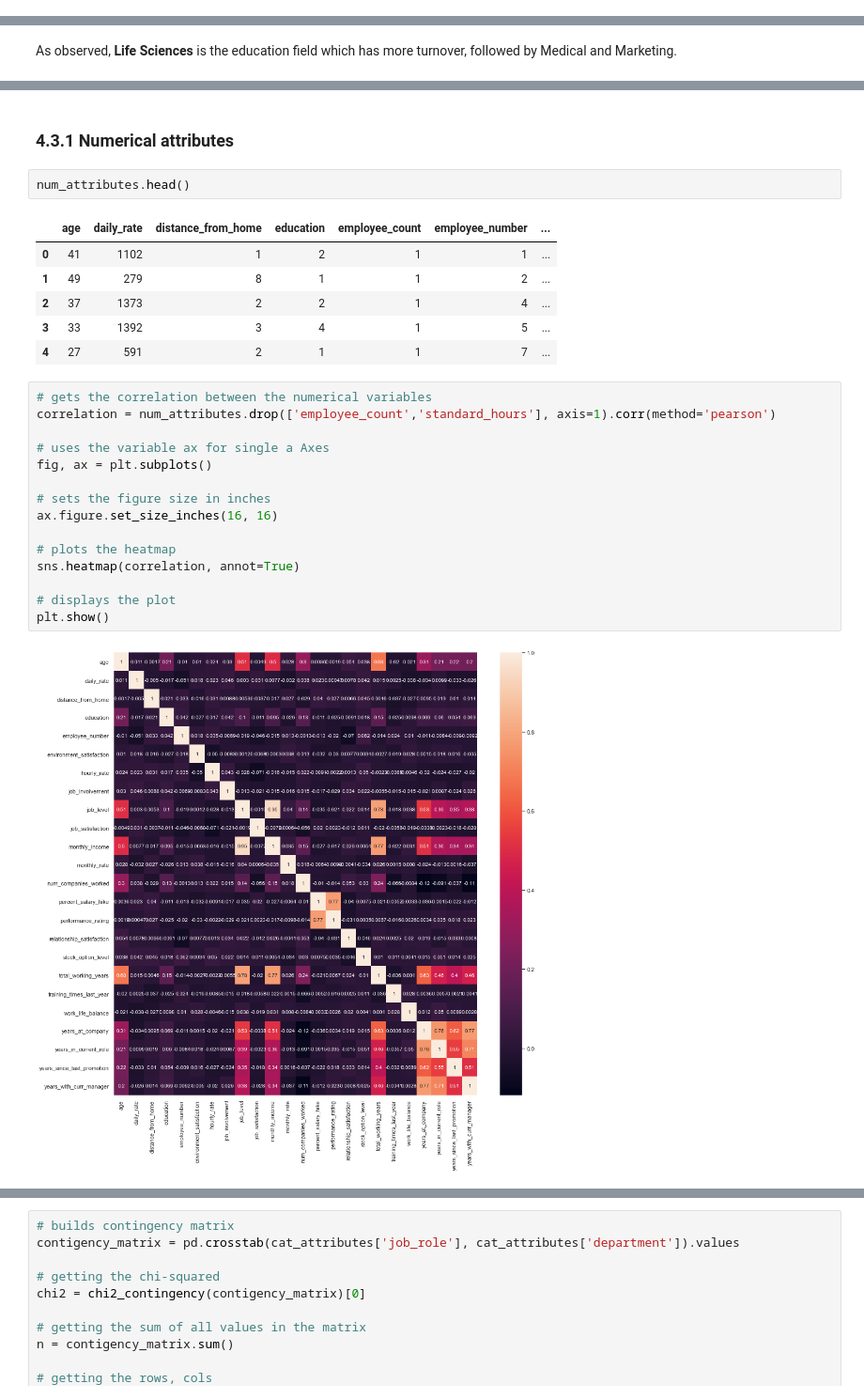
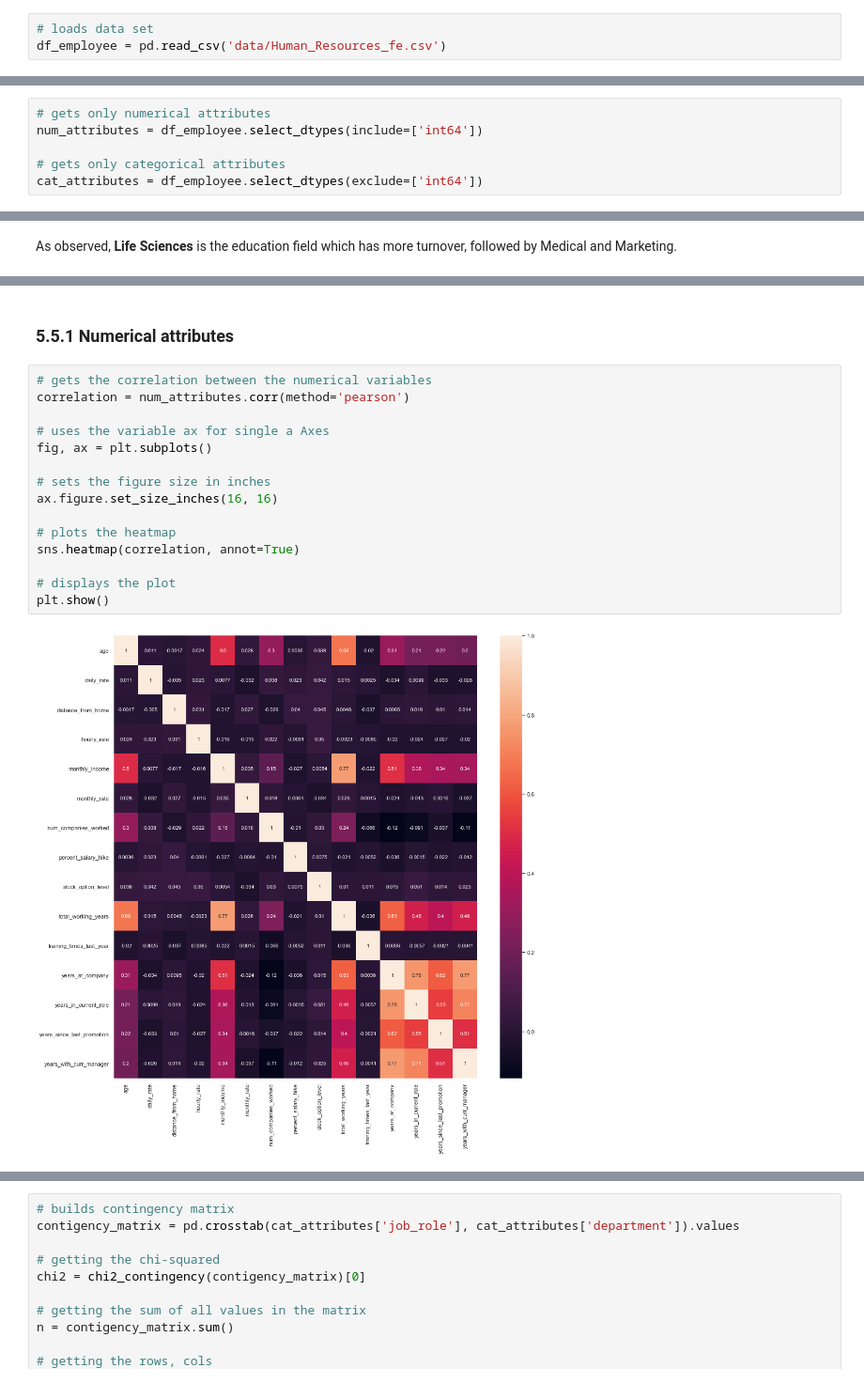
Before and after one commit to brunokatekawa/PeopleAnalytics_Turnover, a Jupyter notebook: People_Analytics_Turnover_bk.ipynb, the cells around one changed output, grey strips where cells are left out. Shown at 94% size. Drawn from its saved outputs; the diff is of its cells as text.

```diff
--- a/People_Analytics_Turnover_bk.ipynb
+++ b/People_Analytics_Turnover_bk.ipynb
@@ -639,0 +685,3 @@ df2 = df1.copy()
+# %%
+# loads data set
+df_employee = pd.read_csv('data/Human_Resources_fe.csv')
@@ -640 +690,7 @@ df2 = df1.copy()
+# %%
+# gets only numerical attributes
+num_attributes = df_employee.select_dtypes(include=['int64'])
+
+# gets only categorical attributes
+cat_attributes = df_employee.select_dtypes(exclude=['int64'])
 # %% [markdown]
@@ -1560,29 +1614,20 @@ As observed, **Life Sciences** is the education field which has more turnover, f
 # %% [markdown]
-### 4.3.1 Numerical attributes
+### 5.5.1 Numerical attributes
-# %%
-num_attributes.head()
-# %% [output]
-|  | age | daily_rate | distance_from_home | education | employee_count | employee_number | ... |
-| 0 | 41 | 1102 | 1 | 2 | 1 | 1 | ... |
-| 1 | 49 | 279 | 8 | 1 | 1 | 2 | ... |
-| 2 | 37 | 1373 | 2 | 2 | 1 | 4 | ... |
-| 3 | 33 | 1392 | 3 | 4 | 1 | 5 | ... |
-| 4 | 27 | 591 | 2 | 1 | 1 | 7 | ... |
 # %%
 # gets the correlation between the numerical variables
-correlation = num_attributes.drop(['employee_count','standard_hours'], axis=1).corr(method='pearson')
+correlation = num_attributes.corr(method='pearson')
 
 # uses the variable ax for single a Axes
 fig, ax = plt.subplots()
 
 # sets the figure size in inches
 ax.figure.set_size_inches(16, 16)
 
 # plots the heatmap
 sns.heatmap(correlation, annot=True)
 
 # displays the plot
 plt.show()
 # %% [output]
-[figure, old version]
+[figure, new version]
 # %% [markdown]
```
Also changed, not shown: parts of 356 cells of this notebook, 20 other files.
